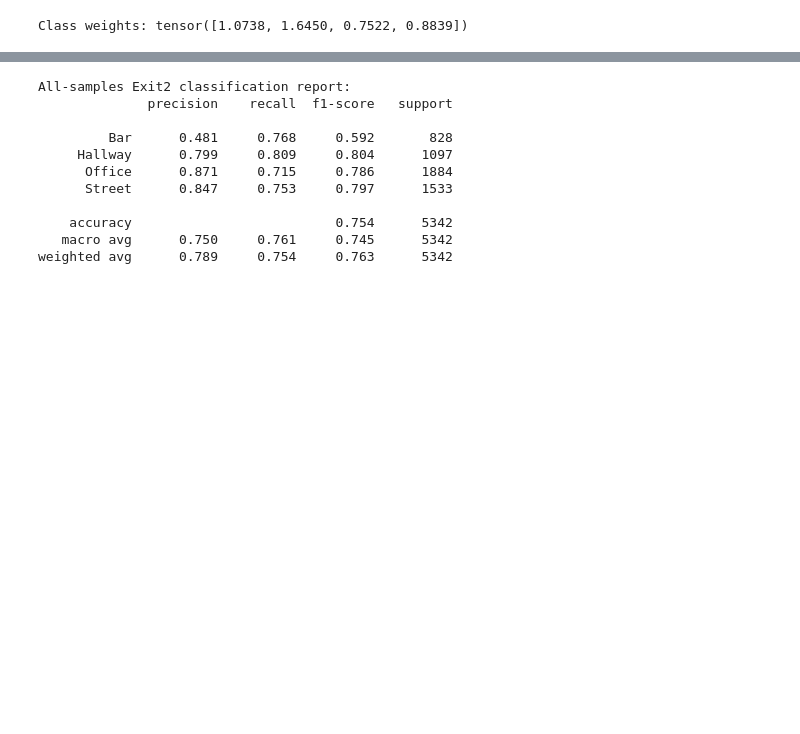
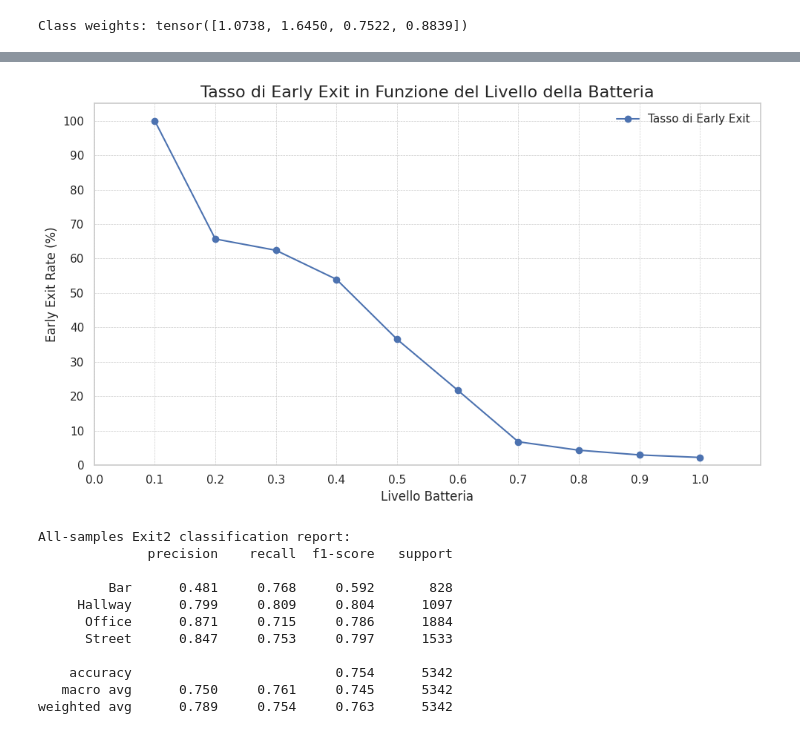
Before and after one commit to NiccoloSalvi/model1_eecnn, a Jupyter notebook: model2_eecnn.ipynb, the cells around one changed output, grey strips where cells are left out. Cells and saved outputs as stored; diff of their text form; code cells hidden in the pictures; blank space fills up the shorter version.

Commit message:
best model up now

```diff
--- a/model2_eecnn.ipynb
+++ b/model2_eecnn.ipynb
@@ -1596,2 +1414,95 @@ COMPREHENSIVE EVALUATION @ Battery Level 0.30
 
 ======================================================================
+# %%
+@torch.no_grad()
+def get_exit_rate_at_battery_level(model, loader, battery_level: float):
+    """
+    Funzione semplificata per calcolare il solo Early Exit Rate a un dato livello di batteria.
+    Utilizza la nuova funzione tau_sigmoid che dovrebbe essere nel forward del modello.
+    """
+    device = next(model.parameters()).device
+    model.eval()
+    model.if_train = False # Assicura che il modello usi la logica di inferenza
+
+    total_samples = 0
+    exit1_samples = 0
+
+    # Assumiamo che il forward del modello usi tau_sigmoid
+    # e restituisca (outputs, exit_id) durante l'inferenza
+    for feats, _, _ in loader:
+        feats = feats.to(device, non_blocking=True).float()
+        batch_size = feats.size(0)
+
+        # Per coerenza, passiamo un tensore di batteria, anche se il valore è lo stesso
+        batt_vec = torch.full((batch_size,), battery_level, device=device)
+
+        # Il tuo modello in modalità inferenza (if_train=False) dovrebbe restituire l'ID dell'uscita
+        outputs, exit_ids = model(feats, battery_level=batt_vec)
+
+        # Gestiamo il caso in cui l'ID di uscita è un tensore o uno scalare
+        if torch.is_tensor(exit_ids):
+             # Se ogni campione ha la sua decisione (più granulare)
+            exit1_samples += (exit_ids == 1).sum().item()
+        else:
+            # Se l'intero batch ha una sola decisione
+            if exit_ids == 1:
+                exit1_samples += batch_size
+
+        total_samples += batch_size
+
+    if total_samples == 0:
+        return 0.0
+
+    return (exit1_samples / total_samples) * 100.0
+
+
+# Load model properly
+BEST_MODEL_PATH = "/kaggle/working/validation_runs/LR_0.01_WD_0.0003_SCH_cosine_X114/best_model.pth"
+
+ckpt = torch.load(BEST_MODEL_PATH, map_location=device, weights_only=False)
+print(f"✅ Successfully loaded checkpoint from {BEST_MODEL_PATH}")
+
+model = DepthwiseEarlyExitCNN1D(
+    if_train=False,
+    train_shape=ckpt.get("train_shape", train_loader.dataset[0][0].shape),
+    n_io=len(ckpt.get("io_classes", train_dataset.io_label_encoder.classes_)),
+    n_scene=len(ckpt.get("scene_classes", train_dataset.scene_label_encoder.classes_))
+).to(device)
+
+state = ckpt["model"] if "model" in ckpt else ckpt
+model.load_state_dict(state, strict=True)
+print(f"✅ Model loaded with {sum(p.numel() for p in model.parameters()):,} parameters")
+
+battery_levels = np.linspace(0.1, 1.0, 10) # Crea 10 punti da 0.1 a 1.0
+exit_rates = []
+
+print("Inizio valutazione per il grafico...")
+for level in battery_levels:
+    rate = get_exit_rate_at_battery_level(model, test_loader, level)
+    exit_rates.append(rate)
+    print(f"  Batteria: {level:.2f} -> Early Exit Rate: {rate:.2f}%")
+print("Valutazione completata.")
+
+
+# --- 2. Creazione del Grafico ---
+sns.set(style="whitegrid", context="notebook")
+plt.figure(figsize=(10, 6))
+
+# Plot dei dati
+plt.plot(battery_levels, exit_rates, marker='o', linestyle='-', color='b', label='Tasso di Early Exit')
+
+# Abbellimento del grafico
+plt.title('Tasso di Early Exit in Funzione del Livello della Batteria', fontsize=16)
+plt.xlabel('Livello Batteria', fontsize=12)
+plt.ylabel('Early Exit Rate (%)', fontsize=12)
+plt.xlim(0, 1.1)
+plt.ylim(0, 105)
+plt.xticks(np.arange(0, 1.1, 0.1))
+plt.yticks(np.arange(0, 101, 10))
+plt.grid(True, which='both', linestyle='--', linewidth=0.5)
+plt.legend()
+plt.tight_layout()
+
+# Mostra il grafico
+plt.show()
+# %% [output]
@@ -1598,3 +1523,4 @@ COMPREHENSIVE EVALUATION @ Battery Level 0.30
+[figure, added]
 # %%
 from sklearn.metrics import confusion_matrix, classification_report
 
```
Also changed, not shown: parts of 22 cells of this notebook.
